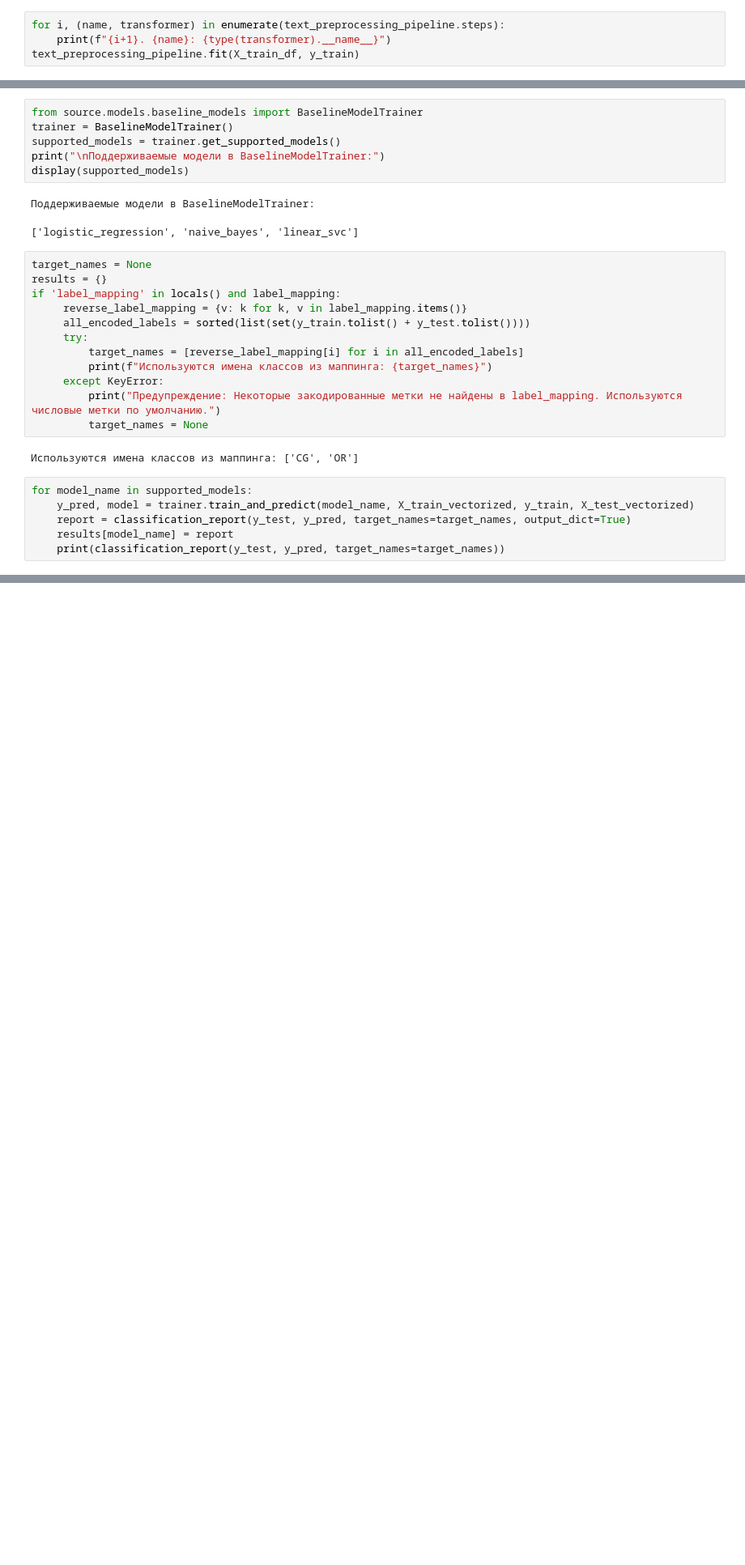
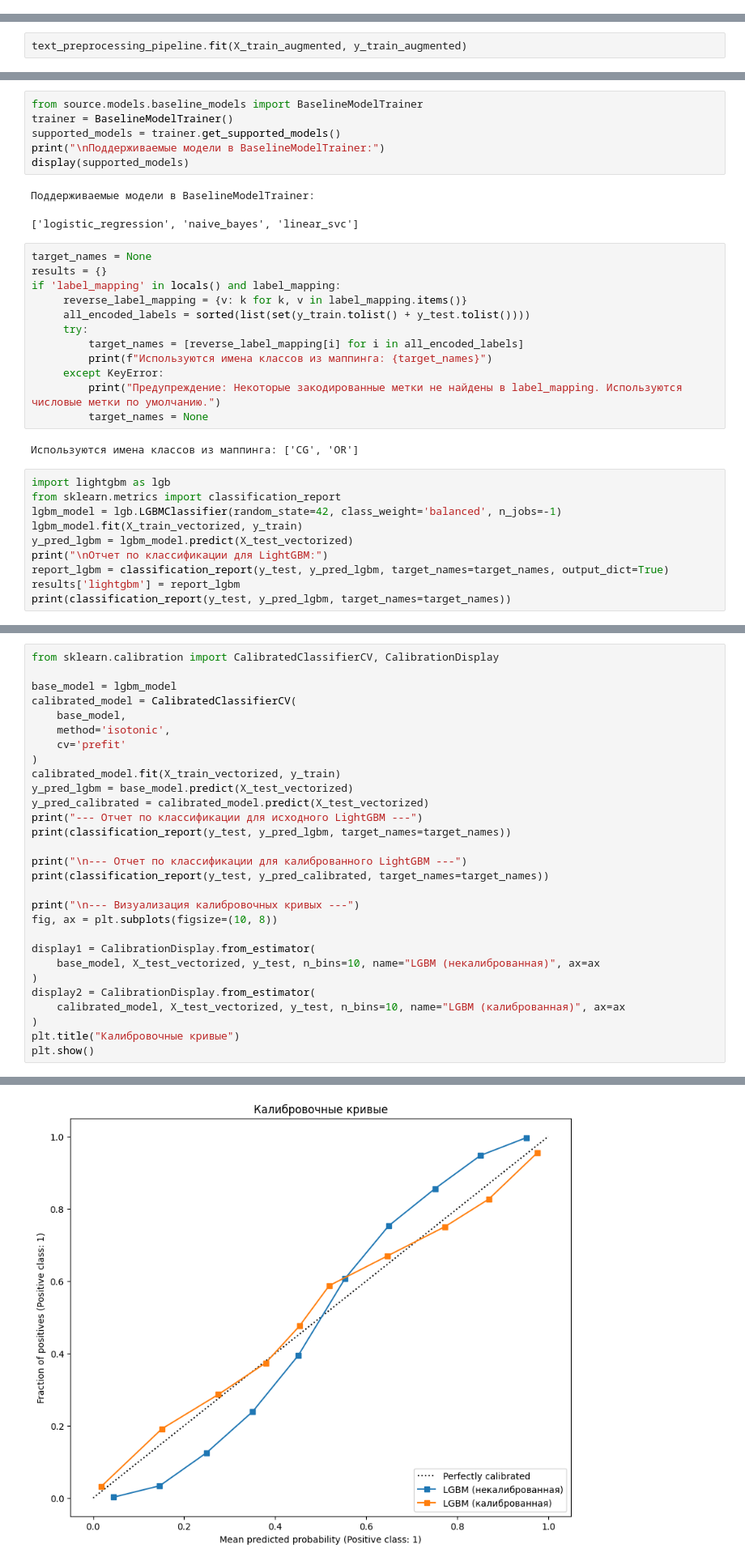
Before and after one commit to schnaya/fake_reviews_detection, a Jupyter notebook: notebooks/updated_mpodel.ipynb, the cells around one changed output, grey strips where cells are left out. Shown: that part at 81% size. Cells and saved outputs as stored; diff of their text form; blank space fills up the shorter version.

Commit message:
Updated model

```diff
--- a/notebooks/updated_mpodel.ipynb
+++ b/notebooks/updated_mpodel.ipynb
@@ -100,7 +152,3 @@ text_preprocessing_pipeline = pipeline_builder.build_text_preprocessing_pipeline
 # %% [output]
 Building text preprocessing pipeline for column 'text_'...
 Text preprocessing pipeline built.
-# %%
-for i, (name, transformer) in enumerate(text_preprocessing_pipeline.steps):
-    print(f"{i+1}. {name}: {type(transformer).__name__}")
-text_preprocessing_pipeline.fit(X_train_df, y_train)
@@ -119,0 +155,2 @@ Pipeline(steps=[('text_cleaner',
+# %%
+text_preprocessing_pipeline.fit(X_train_augmented, y_train_augmented)
@@ -179,9 +193,13 @@ if 'label_mapping' in locals() and label_mapping:
 # %% [output]
 Используются имена классов из маппинга: ['CG', 'OR']
 # %%
-for model_name in supported_models:
-    y_pred, model = trainer.train_and_predict(model_name, X_train_vectorized, y_train, X_test_vectorized)
-    report = classification_report(y_test, y_pred, target_names=target_names, output_dict=True)
-    results[model_name] = report
-    print(classification_report(y_test, y_pred, target_names=target_names))
+import lightgbm as lgb
+from sklearn.metrics import classification_report
+lgbm_model = lgb.LGBMClassifier(random_state=42, class_weight='balanced', n_jobs=-1)
+lgbm_model.fit(X_train_vectorized, y_train)
+y_pred_lgbm = lgbm_model.predict(X_test_vectorized)
+print("\nОтчет по классификации для LightGBM:")
+report_lgbm = classification_report(y_test, y_pred_lgbm, target_names=target_names, output_dict=True)
+results['lightgbm'] = report_lgbm
+print(classification_report(y_test, y_pred_lgbm, target_names=target_names))
 # %% [output]
@@ -204,0 +223,30 @@ weighted avg       0.90      0.90      0.90     10103
+# %%
+from sklearn.calibration import CalibratedClassifierCV, CalibrationDisplay
+
+base_model = lgbm_model
+calibrated_model = CalibratedClassifierCV(
+    base_model,
+    method='isotonic',
+    cv='prefit'
+)
+calibrated_model.fit(X_train_vectorized, y_train)
+y_pred_lgbm = base_model.predict(X_test_vectorized)
+y_pred_calibrated = calibrated_model.predict(X_test_vectorized)
+print("--- Отчет по классификации для исходного LightGBM ---")
+print(classification_report(y_test, y_pred_lgbm, target_names=target_names))
+
+print("\n--- Отчет по классификации для калиброванного LightGBM ---")
+print(classification_report(y_test, y_pred_calibrated, target_names=target_names))
+
+print("\n--- Визуализация калибровочных кривых ---")
+fig, ax = plt.subplots(figsize=(10, 8))
+
+display1 = CalibrationDisplay.from_estimator(
+    base_model, X_test_vectorized, y_test, n_bins=10, name="LGBM (некалиброванная)", ax=ax
+)
+display2 = CalibrationDisplay.from_estimator(
+    calibrated_model, X_test_vectorized, y_test, n_bins=10, name="LGBM (калиброванная)", ax=ax
+)
+plt.title("Калибровочные кривые")
+plt.show()
+# %% [output]
@@ -204,0 +270 @@ weighted avg       0.90      0.90      0.90     10103
+[figure, added]
```
Also changed, not shown: parts of 17 cells of this notebook, 5 other files.
